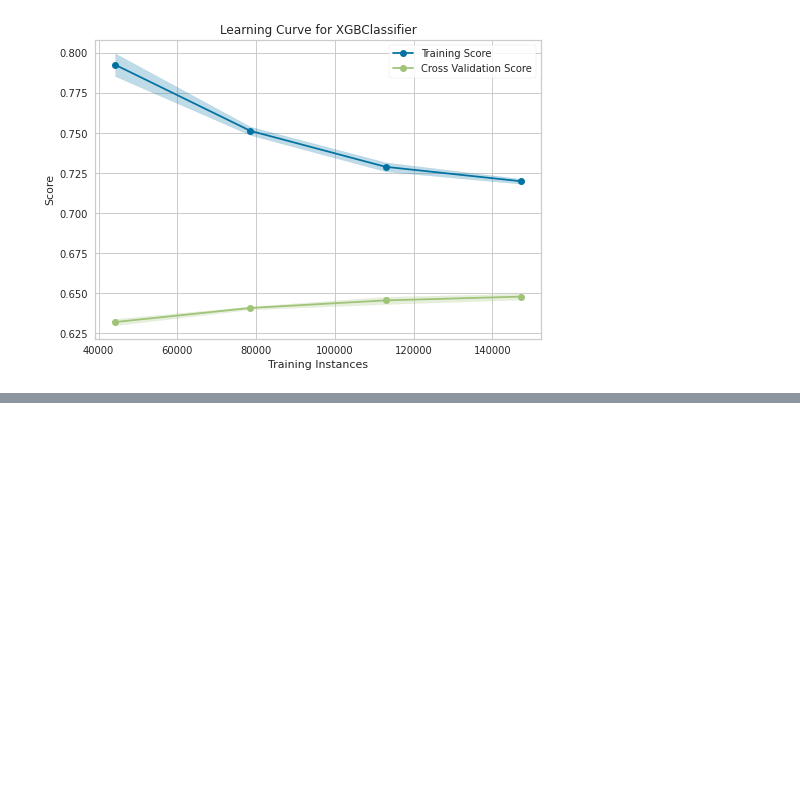
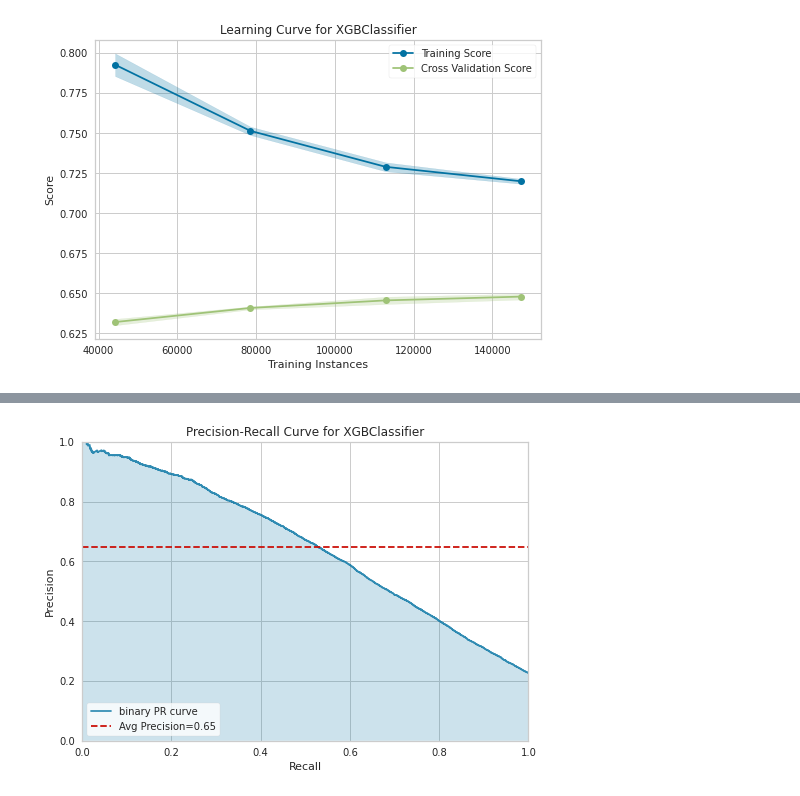
Before and after one commit to hadi-gharibi/oreh_yreviled, a Jupyter notebook: notebooks/03-modeling.ipynb, the cells around one changed output, grey strips where cells are left out. Drawn from its saved outputs; the diff is of its cells as text; code cells hidden in the pictures; blank space fills up the shorter version.

```diff
--- a/notebooks/03-modeling.ipynb
+++ b/notebooks/03-modeling.ipynb
@@ -222,0 +225,4 @@ The exit codes of the workers are {SIGKILL(-9)}
+# %%
+pr_plot(xgb_model, rf_data_enc)
+# %% [output]
+[figure, added]
```
Also changed, not shown: parts of 4 cells of this notebook.
